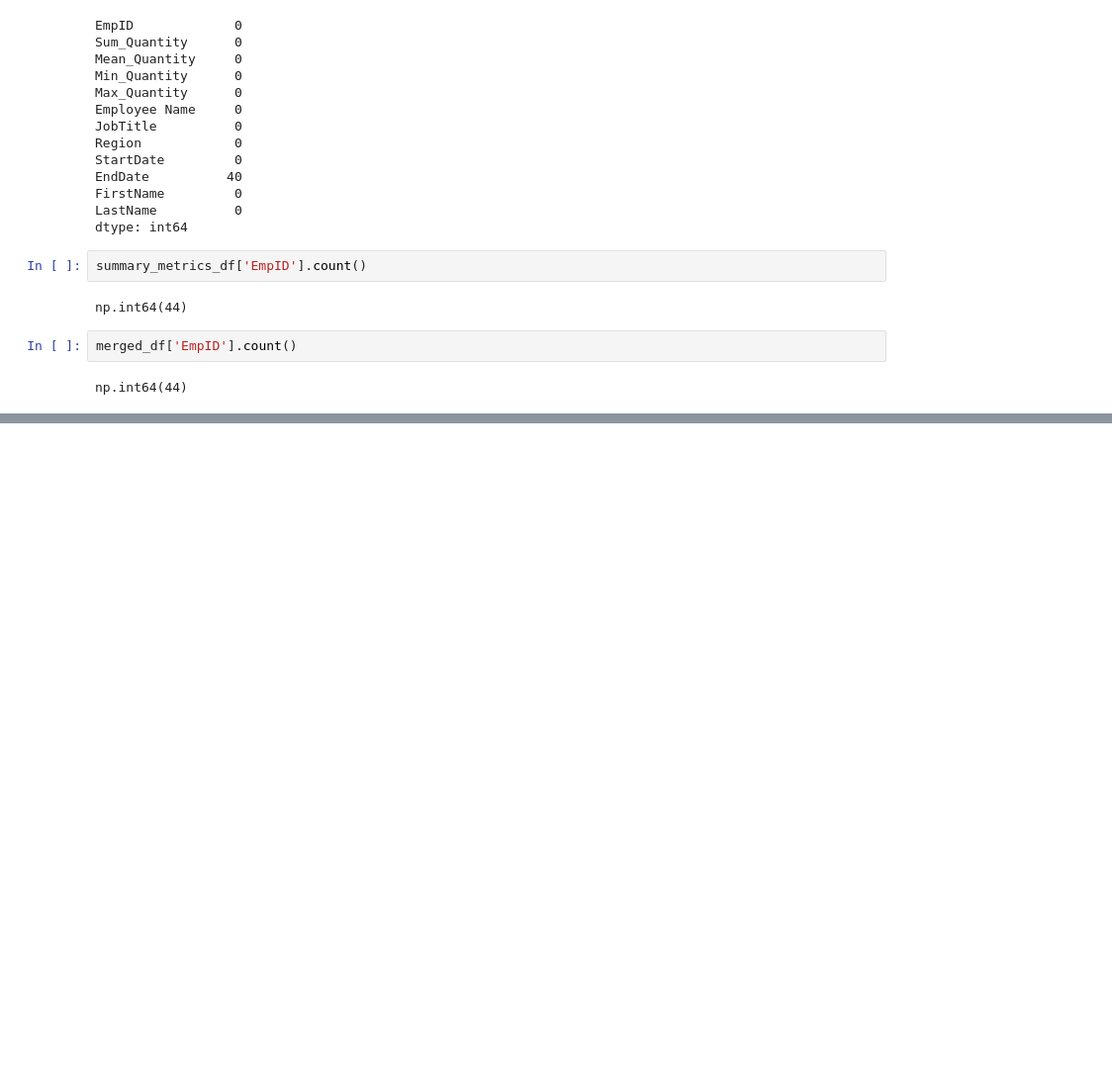
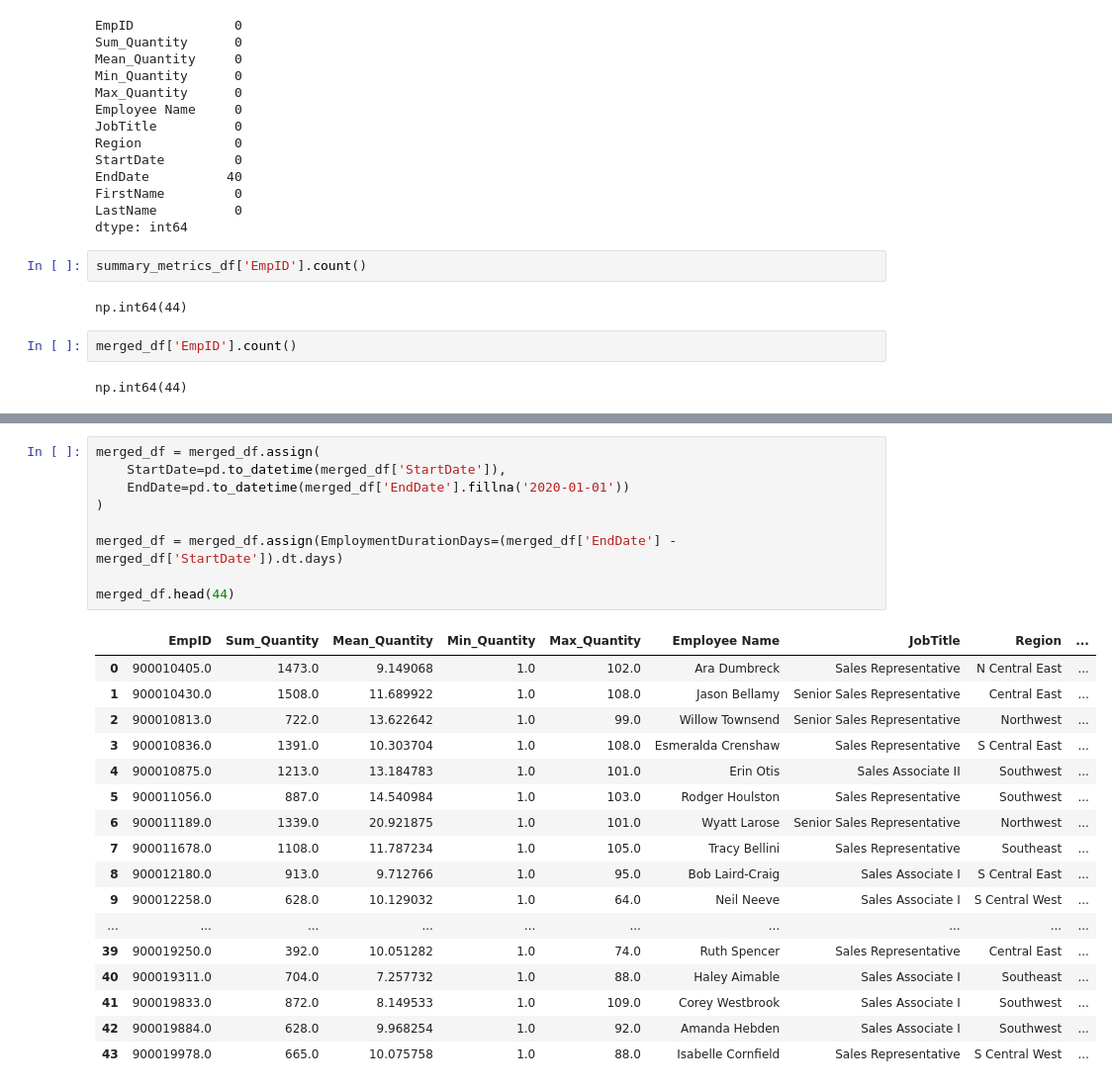
Before and after one commit to LinkedInLearning/complete-guide-to-analytics-engineering-3808116, a Jupyter notebook: data_merge.ipynb, the cells around one changed output, grey strips where cells are left out. Shown at 99% size. Drawn from its saved outputs; the diff is of its cells as text; blank space fills up the shorter version.

```diff
--- a/data_merge.ipynb
+++ b/data_merge.ipynb
@@ -178,0 +222,27 @@ np.int64(44)
+# %%
+merged_df = merged_df.assign(
+    StartDate=pd.to_datetime(merged_df['StartDate']),
+    EndDate=pd.to_datetime(merged_df['EndDate'].fillna('2020-01-01'))
+)
+
+merged_df = merged_df.assign(EmploymentDurationDays=(merged_df['EndDate'] - merged_df['StartDate']).dt.days)
+
+merged_df.head(44)
+# %% [output]
+|  | EmpID | Sum_Quantity | Mean_Quantity | Min_Quantity | Max_Quantity | Employee Name | JobTitle | Region | ... |
+| 0 | 900010405.0 | 1473.0 | 9.149068 | 1.0 | 102.0 | Ara Dumbreck | Sales Representative | N Central East | ... |
+| 1 | 900010430.0 | 1508.0 | 11.689922 | 1.0 | 108.0 | Jason Bellamy | Senior Sales Representative | Central East | ... |
+| 2 | 900010813.0 | 722.0 | 13.622642 | 1.0 | 99.0 | Willow Townsend | Senior Sales Representative | Northwest | ... |
+| 3 | 900010836.0 | 1391.0 | 10.303704 | 1.0 | 108.0 | Esmeralda Crenshaw | Sales Representative | S Central East | ... |
+| 4 | 900010875.0 | 1213.0 | 13.184783 | 1.0 | 101.0 | Erin Otis | Sales Associate II | Southwest | ... |
+| 5 | 900011056.0 | 887.0 | 14.540984 | 1.0 | 103.0 | Rodger Houlston | Sales Representative | Southwest | ... |
+| 6 | 900011189.0 | 1339.0 | 20.921875 | 1.0 | 101.0 | Wyatt Larose | Senior Sales Representative | Northwest | ... |
+| 7 | 900011678.0 | 1108.0 | 11.787234 | 1.0 | 105.0 | Tracy Bellini | Sales Representative | Southeast | ... |
+| 8 | 900012180.0 | 913.0 | 9.712766 | 1.0 | 95.0 | Bob Laird-Craig | Sales Associate I | S Central East | ... |
+| 9 | 900012258.0 | 628.0 | 10.129032 | 1.0 | 64.0 | Neil Neeve | Sales Associate I | S Central West | ... |
+| ... | ... | ... | ... | ... | ... | ... | ... | ... | ... |
+| 39 | 900019250.0 | 392.0 | 10.051282 | 1.0 | 74.0 | Ruth Spencer | Sales Representative | Central East | ... |
+| 40 | 900019311.0 | 704.0 | 7.257732 | 1.0 | 88.0 | Haley Aimable | Sales Associate I | Southeast | ... |
+| 41 | 900019833.0 | 872.0 | 8.149533 | 1.0 | 109.0 | Corey Westbrook | Sales Associate I | Southwest | ... |
+| 42 | 900019884.0 | 628.0 | 9.968254 | 1.0 | 92.0 | Amanda Hebden | Sales Associate I | Southwest | ... |
+| 43 | 900019978.0 | 665.0 | 10.075758 | 1.0 | 88.0 | Isabelle Cornfield | Sales Representative | S Central West | ... |
```
Also changed, not shown: parts of 3 cells of this notebook.
